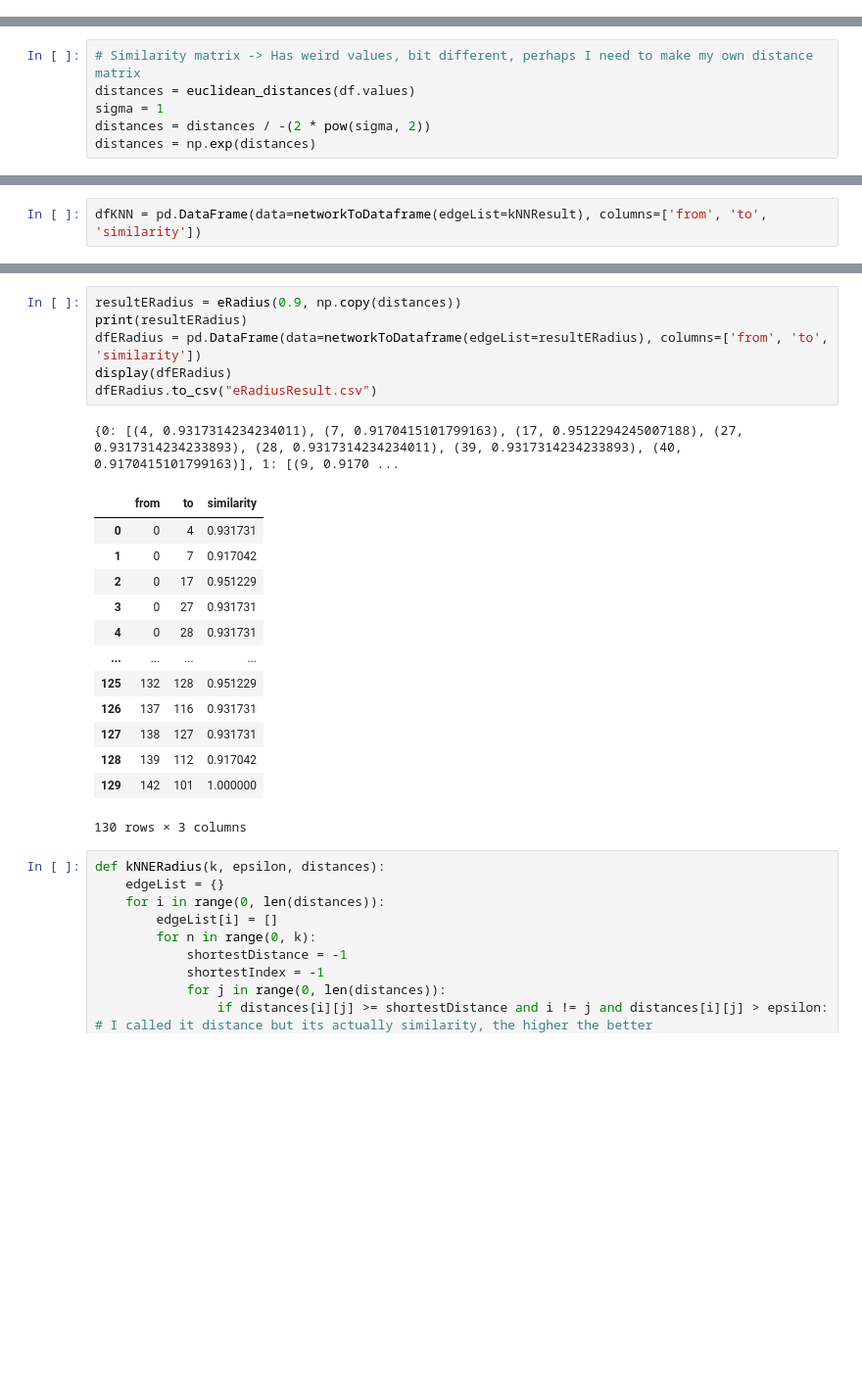
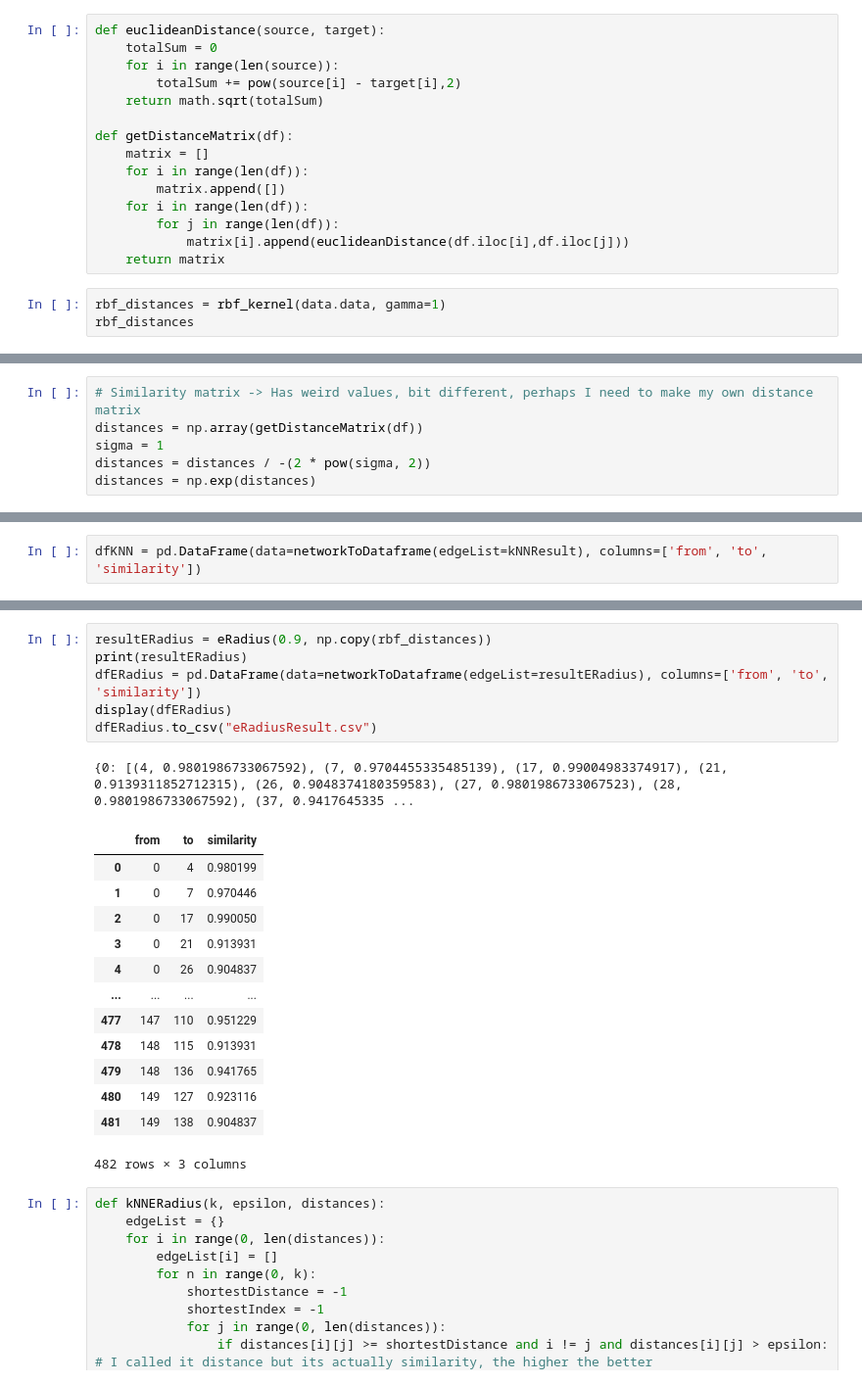
Before and after one commit to BoushiSeikatsu/MAS, a Jupyter notebook: cviko5.ipynb, the cells around one changed output, grey strips where cells are left out. Shown at 98% size. Cells and saved outputs as stored; diff of their text form; blank space fills up the shorter version.

```diff
--- a/cviko5.ipynb
+++ b/cviko5.ipynb
@@ -47,0 +70,18 @@ dfNumeric
+# %%
+def euclideanDistance(source, target):
+    totalSum = 0
+    for i in range(len(source)):
+        totalSum += pow(source[i] - target[i],2)
+    return math.sqrt(totalSum)
+
+def getDistanceMatrix(df):
+    matrix = []
+    for i in range(len(df)):
+        matrix.append([])
+    for i in range(len(df)):
+        for j in range(len(df)):
+            matrix[i].append(euclideanDistance(df.iloc[i],df.iloc[j]))
+    return matrix
+# %%
+rbf_distances = rbf_kernel(data.data, gamma=1)
+rbf_distances
@@ -48,6 +102,6 @@ dfNumeric
 # %%
 # Similarity matrix -> Has weird values, bit different, perhaps I need to make my own distance matrix
-distances = euclidean_distances(df.values)
+distances = np.array(getDistanceMatrix(df))
 sigma = 1
 distances = distances / -(2 * pow(sigma, 2))
 distances = np.exp(distances)
@@ -130,25 +184,25 @@ display(dfKNN)
 450 rows × 3 columns
 # %%
-resultERadius = eRadius(0.9, np.copy(distances))
+resultERadius = eRadius(0.9, np.copy(rbf_distances))
 print(resultERadius)
 dfERadius = pd.DataFrame(data=networkToDataframe(edgeList=resultERadius), columns=['from', 'to', 'similarity'])
 display(dfERadius)
 dfERadius.to_csv("eRadiusResult.csv")
 # %% [output]
-{0: [(4, 0.9317314234234011), (7, 0.9170415101799163), (17, 0.9512294245007188), (27, 0.9317314234233893), (28, 0.9317314234234011), (39, 0.9317314234233893), (40, 0.9170415101799163)], 1: [(9, 0.9170 ...
+{0: [(4, 0.9801986733067592), (7, 0.9704455335485139), (17, 0.99004983374917), (21, 0.9139311852712315), (26, 0.9048374180359583), (27, 0.9801986733067523), (28, 0.9801986733067592), (37, 0.9417645335 ...
 |  | from | to | similarity |
-| 0 | 0 | 4 | 0.931731 |
-| 1 | 0 | 7 | 0.917042 |
-| 2 | 0 | 17 | 0.951229 |
-| 3 | 0 | 27 | 0.931731 |
-| 4 | 0 | 28 | 0.931731 |
+| 0 | 0 | 4 | 0.980199 |
+| 1 | 0 | 7 | 0.970446 |
+| 2 | 0 | 17 | 0.990050 |
+| 3 | 0 | 21 | 0.913931 |
+| 4 | 0 | 26 | 0.904837 |
 | ... | ... | ... | ... |
-| 125 | 132 | 128 | 0.951229 |
-| 126 | 137 | 116 | 0.931731 |
-| 127 | 138 | 127 | 0.931731 |
-| 128 | 139 | 112 | 0.917042 |
-| 129 | 142 | 101 | 1.000000 |
+| 477 | 147 | 110 | 0.951229 |
+| 478 | 148 | 115 | 0.913931 |
+| 479 | 148 | 136 | 0.941765 |
+| 480 | 149 | 127 | 0.923116 |
+| 481 | 149 | 138 | 0.904837 |
-130 rows × 3 columns
+482 rows × 3 columns
 # %%
 def kNNERadius(k, epsilon, distances):
     edgeList = {}
```
Also changed, not shown: parts of 7 cells of this notebook, 11 other files.
